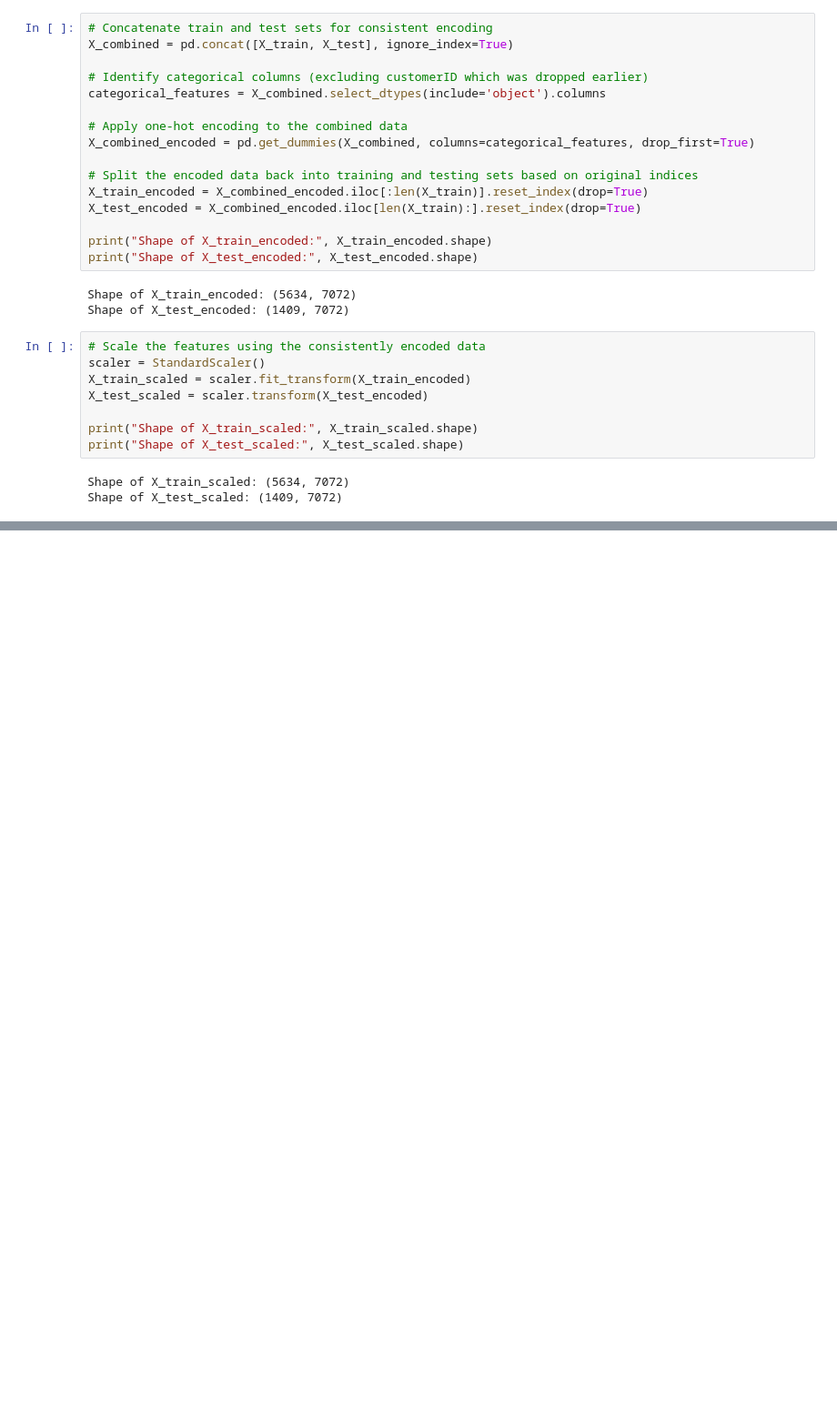
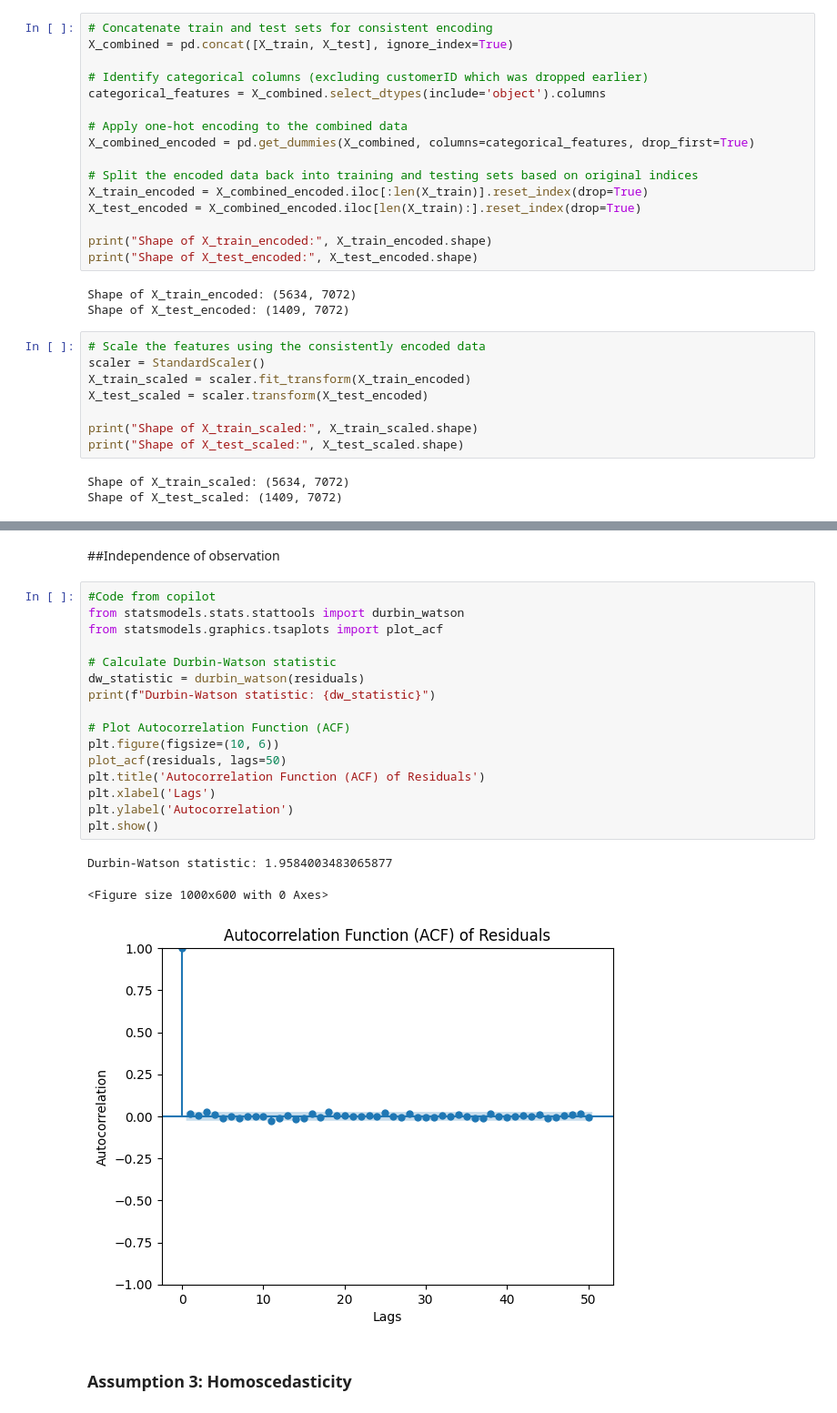
Before and after one commit to TiffanyDegbotse/XAI_assignment2, a Jupyter notebook: template.ipynb, the cells around one changed output, grey strips where cells are left out. Shown: that part at 91% size. Cells and saved outputs as stored; diff of their text form; blank space fills up the shorter version.

```diff
--- a/template.ipynb
+++ b/template.ipynb
@@ -250,0 +275,24 @@ Shape of X_test_scaled: (1409, 7072)
+# %% [markdown]
+##Independence of observation
+# %%
+#Code from copilot
+from statsmodels.stats.stattools import durbin_watson
+from statsmodels.graphics.tsaplots import plot_acf
+
+# Calculate Durbin-Watson statistic
+dw_statistic = durbin_watson(residuals)
+print(f"Durbin-Watson statistic: {dw_statistic}")
+
+# Plot Autocorrelation Function (ACF)
+plt.figure(figsize=(10, 6))
+plot_acf(residuals, lags=50)
+plt.title('Autocorrelation Function (ACF) of Residuals')
+plt.xlabel('Lags')
+plt.ylabel('Autocorrelation')
+plt.show()
+# %% [output]
+Durbin-Watson statistic: 1.9584003483065877
+<Figure size 1000x600 with 0 Axes>
+[figure, added]
+# %% [markdown]
+### Assumption 3: Homoscedasticity
```
Also changed, not shown: parts of 4 cells of this notebook.
